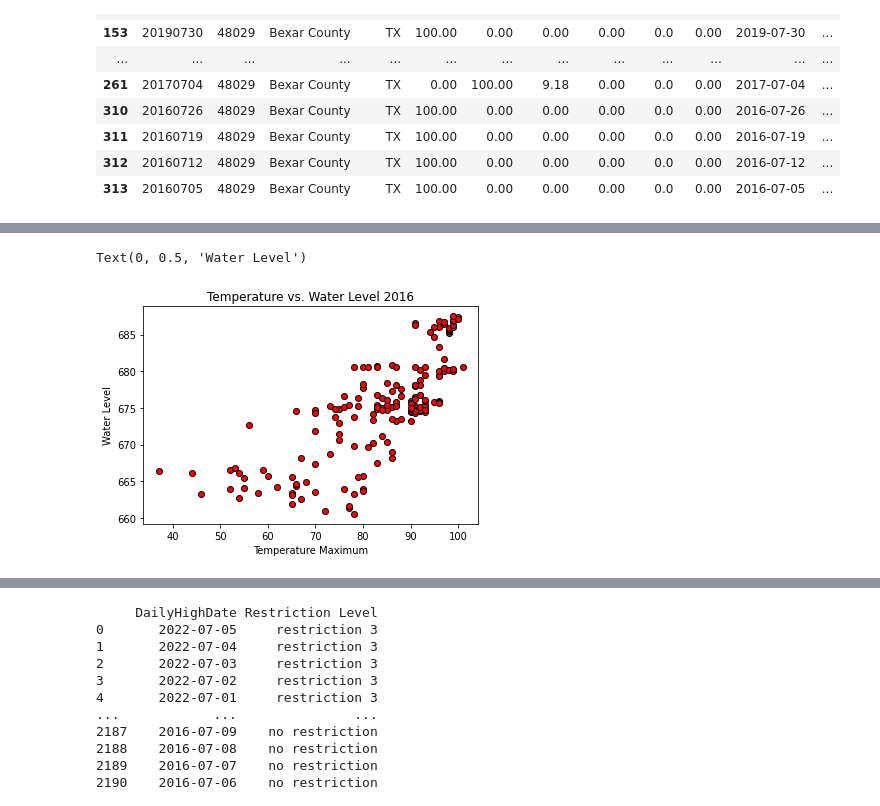
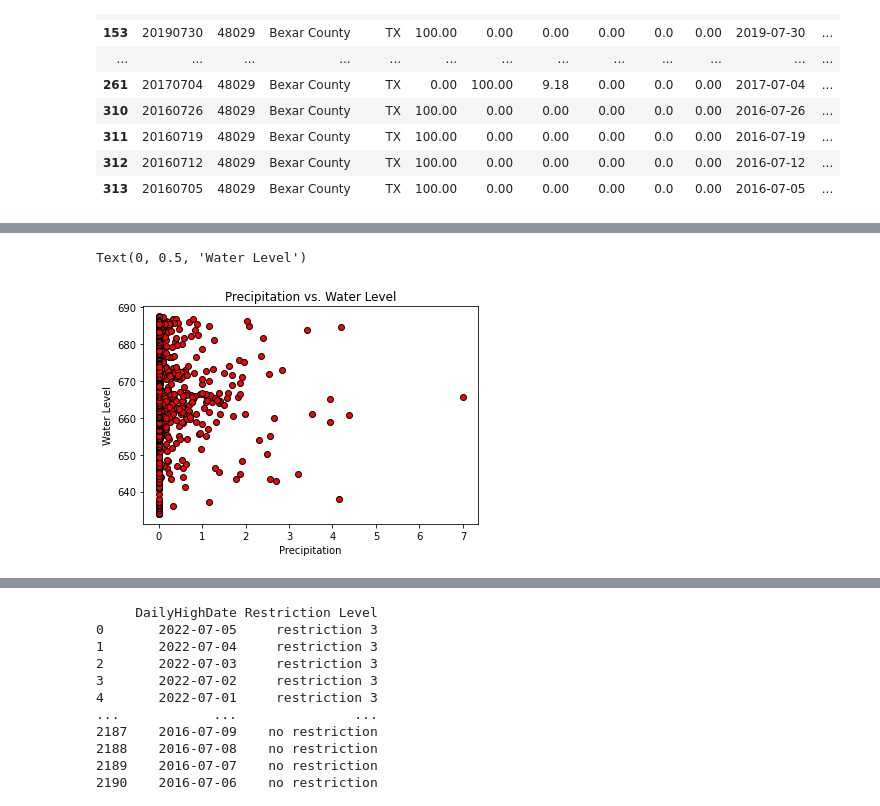
Before and after one commit to Shwetbaba/A-Review-of-the-Effectiveness-of-the-San-Antonio-Water-System-SAWS-Water-Restrictions-Policies, a Jupyter notebook: Group Project-1 Master Code.ipynb, the cells around one changed output, grey strips where cells are left out. Saved outputs shown, nothing was run; the diff lists cells and outputs as text; code cells hidden in the pictures.

Commit message:
Added Perc vs Water level scatterplot and deleted extra scatterplots relating to me section.

```diff
--- a/Group Project-1 Master Code.ipynb
+++ b/Group Project-1 Master Code.ipynb
@@ -298,0 +299,5 @@ Text(0, 0.5, 'Water Level')
+# %%
+Weather_Data_Perc_df = Weather_Data_df.loc[(Weather_Data_df["Date"] >= "2016-07-05") & (Weather_Data_df["Date"] <= "2022-07-05")]
+
+Weather_Data_Perc_df.loc[(Weather_Data_Total_df["Date"] != "2020-2-25") & (Weather_Data_Total_df["Date"] != "2020-2-26") & (Weather_Data_Total_df["Date"] != "2020-2-27") & (Weather_Data_Total_df["Date"] != "2020-2-28") & (Weather_Data_Total_df["Date"] != "2020-2-29")]
+Weather_Data_Perc_df
@@ -299,13 +318,13 @@ Text(0, 0.5, 'Water Level')
 # %%
 #
 #Plot a bar chart using Temperature vs Water level to show correlation
-Scatter_temp16 = Weather_Data_2016_df['Temp Max']
-Scatter_waterlvl16 = J17_2016_df['WaterLevelElevation']
-plt.scatter(Scatter_temp16, Scatter_waterlvl16, marker="o", facecolors="red", edgecolors="black")
-plt.title("Temperature vs. Water Level 2016")
-plt.xlabel("Temperature Maximum")
+Scatter_temp_merge = Weather_Data_Perc_df['Precipitation']
+Scatter_waterlvl_merge = J17_Well_Final_Data['WaterLevelElevation']
+plt.scatter(Scatter_temp_merge, Scatter_waterlvl_merge, marker="o", facecolors="red", edgecolors="black")
+plt.title("Precipitation vs. Water Level")
+plt.xlabel("Precipitation")
 plt.ylabel("Water Level")
 #explorepossible analysis
 # %% [output]
 Text(0, 0.5, 'Water Level')
-[figure, old version]
+[figure, new version]
```
Also changed, not shown: parts of 8 cells of this notebook.
